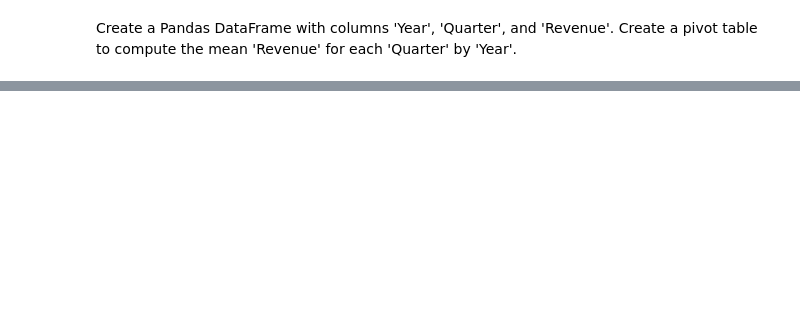
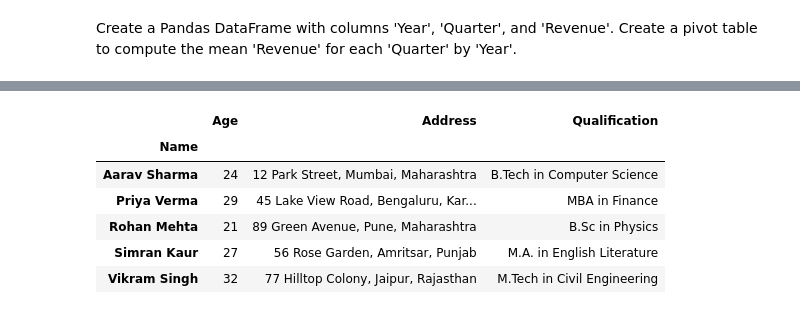
Before and after one commit to syedsaad9218/ML-in-Python, a Jupyter notebook: numpyPandaAsassignment/pandasPractice.ipynb, the cells around one changed output, grey strips where cells are left out. Saved outputs shown, nothing was run; the diff lists cells and outputs as text; code cells hidden in the pictures; blank space fills up the shorter version.

```diff
--- a/numpyPandaAsassignment/pandasPractice.ipynb
+++ b/numpyPandaAsassignment/pandasPractice.ipynb
@@ -416,0 +502,11 @@ Create a Pandas DataFrame with columns 'Year', 'Quarter', and 'Revenue'. Create
+# %%
+gk = df.groupby("Name")
+gk.first()
+# %% [output]
+|  | Age | Address | Qualification |
+| Name |  |  |  |
+| Aarav Sharma | 24 | 12 Park Street, Mumbai, Maharashtra | B.Tech in Computer Science |
+| Priya Verma | 29 | 45 Lake View Road, Bengaluru, Kar... | MBA in Finance |
+| Rohan Mehta | 21 | 89 Green Avenue, Pune, Maharashtra | B.Sc in Physics |
+| Simran Kaur | 27 | 56 Rose Garden, Amritsar, Punjab | M.A. in English Literature |
+| Vikram Singh | 32 | 77 Hilltop Colony, Jaipur, Rajasthan | M.Tech in Civil Engineering |
```
Also changed, not shown: parts of 15 cells of this notebook, 3 other files.
